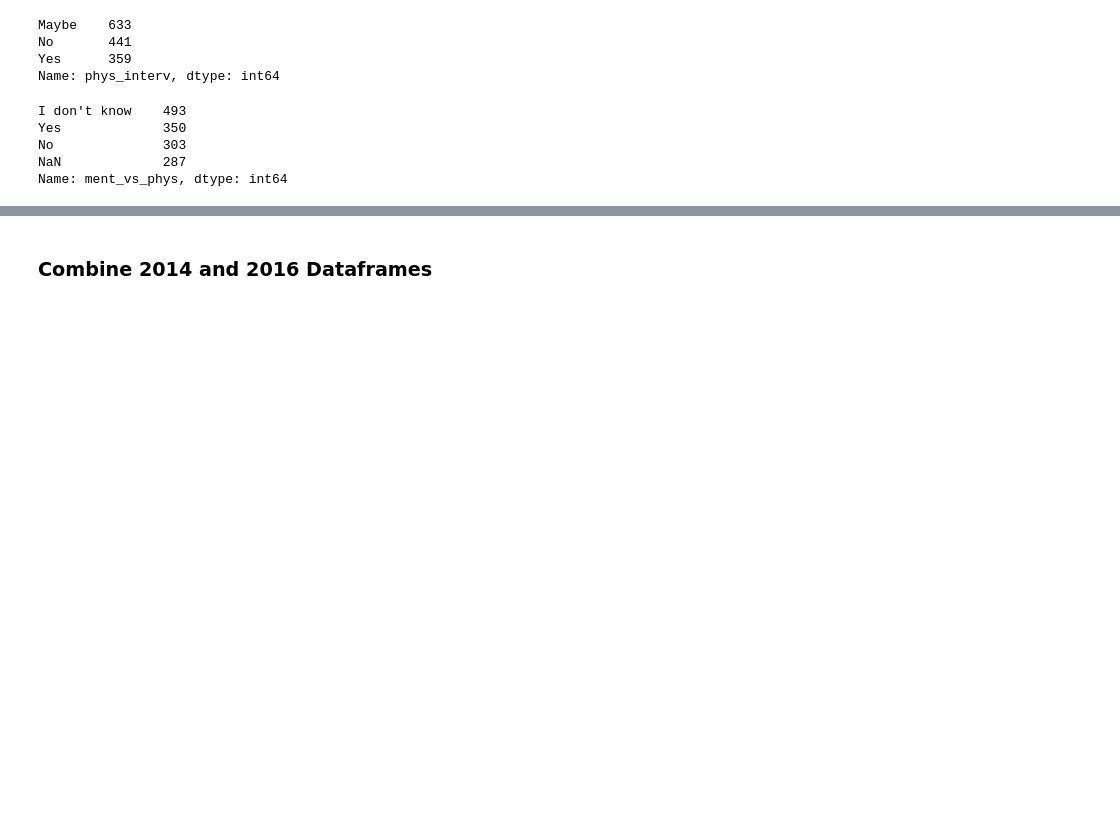
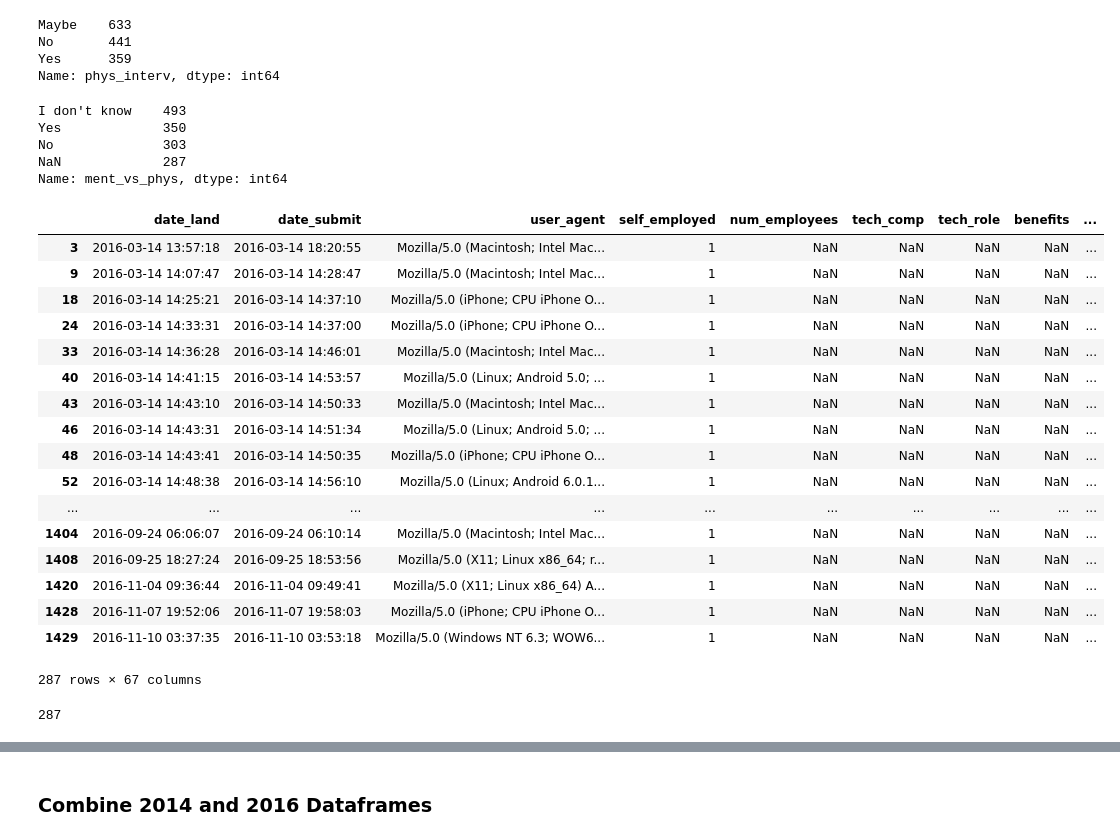
Before and after one commit to phuongho43/cogs108-mental_health, a Jupyter notebook: FinalProject.ipynb, the cells around one changed output, grey strips where cells are left out. Drawn from its saved outputs; the diff is of its cells as text; code cells hidden in the pictures; blank space fills up the shorter version.

```diff
--- a/FinalProject.ipynb
+++ b/FinalProject.ipynb
@@ -830,3 +877,28 @@ Yes             350
 No              303
 NaN             287
 Name: ment_vs_phys, dtype: int64
+# %%
+mental16_df.loc[mental16_df.num_employees.isnull()]
+# %% [output]
+|  | date_land | date_submit | user_agent | self_employed | num_employees | tech_comp | tech_role | benefits | ... |
+| 3 | 2016-03-14 13:57:18 | 2016-03-14 18:20:55 | Mozilla/5.0 (Macintosh; Intel Mac... | 1 | NaN | NaN | NaN | NaN | ... |
+| 9 | 2016-03-14 14:07:47 | 2016-03-14 14:28:47 | Mozilla/5.0 (Macintosh; Intel Mac... | 1 | NaN | NaN | NaN | NaN | ... |
+| 18 | 2016-03-14 14:25:21 | 2016-03-14 14:37:10 | Mozilla/5.0 (iPhone; CPU iPhone O... | 1 | NaN | NaN | NaN | NaN | ... |
+| 24 | 2016-03-14 14:33:31 | 2016-03-14 14:37:00 | Mozilla/5.0 (iPhone; CPU iPhone O... | 1 | NaN | NaN | NaN | NaN | ... |
+| 33 | 2016-03-14 14:36:28 | 2016-03-14 14:46:01 | Mozilla/5.0 (Macintosh; Intel Mac... | 1 | NaN | NaN | NaN | NaN | ... |
+| 40 | 2016-03-14 14:41:15 | 2016-03-14 14:53:57 | Mozilla/5.0 (Linux; Android 5.0; ... | 1 | NaN | NaN | NaN | NaN | ... |
+| 43 | 2016-03-14 14:43:10 | 2016-03-14 14:50:33 | Mozilla/5.0 (Macintosh; Intel Mac... | 1 | NaN | NaN | NaN | NaN | ... |
+| 46 | 2016-03-14 14:43:31 | 2016-03-14 14:51:34 | Mozilla/5.0 (Linux; Android 5.0; ... | 1 | NaN | NaN | NaN | NaN | ... |
+| 48 | 2016-03-14 14:43:41 | 2016-03-14 14:50:35 | Mozilla/5.0 (iPhone; CPU iPhone O... | 1 | NaN | NaN | NaN | NaN | ... |
+| 52 | 2016-03-14 14:48:38 | 2016-03-14 14:56:10 | Mozilla/5.0 (Linux; Android 6.0.1... | 1 | NaN | NaN | NaN | NaN | ... |
+| ... | ... | ... | ... | ... | ... | ... | ... | ... | ... |
+| 1404 | 2016-09-24 06:06:07 | 2016-09-24 06:10:14 | Mozilla/5.0 (Macintosh; Intel Mac... | 1 | NaN | NaN | NaN | NaN | ... |
+| 1408 | 2016-09-25 18:27:24 | 2016-09-25 18:53:56 | Mozilla/5.0 (X11; Linux x86_64; r... | 1 | NaN | NaN | NaN | NaN | ... |
+| 1420 | 2016-11-04 09:36:44 | 2016-11-04 09:49:41 | Mozilla/5.0 (X11; Linux x86_64) A... | 1 | NaN | NaN | NaN | NaN | ... |
+| 1428 | 2016-11-07 19:52:06 | 2016-11-07 19:58:03 | Mozilla/5.0 (iPhone; CPU iPhone O... | 1 | NaN | NaN | NaN | NaN | ... |
+| 1429 | 2016-11-10 03:37:35 | 2016-11-10 03:53:18 | Mozilla/5.0 (Windows NT 6.3; WOW6... | 1 | NaN | NaN | NaN | NaN | ... |
+287 rows × 67 columns
+# %%
+len(mental16_df.loc[mental16_df.self_employed == 1])
+# %% [output]
+287
```
Also changed, not shown: parts of 7 cells of this notebook.
